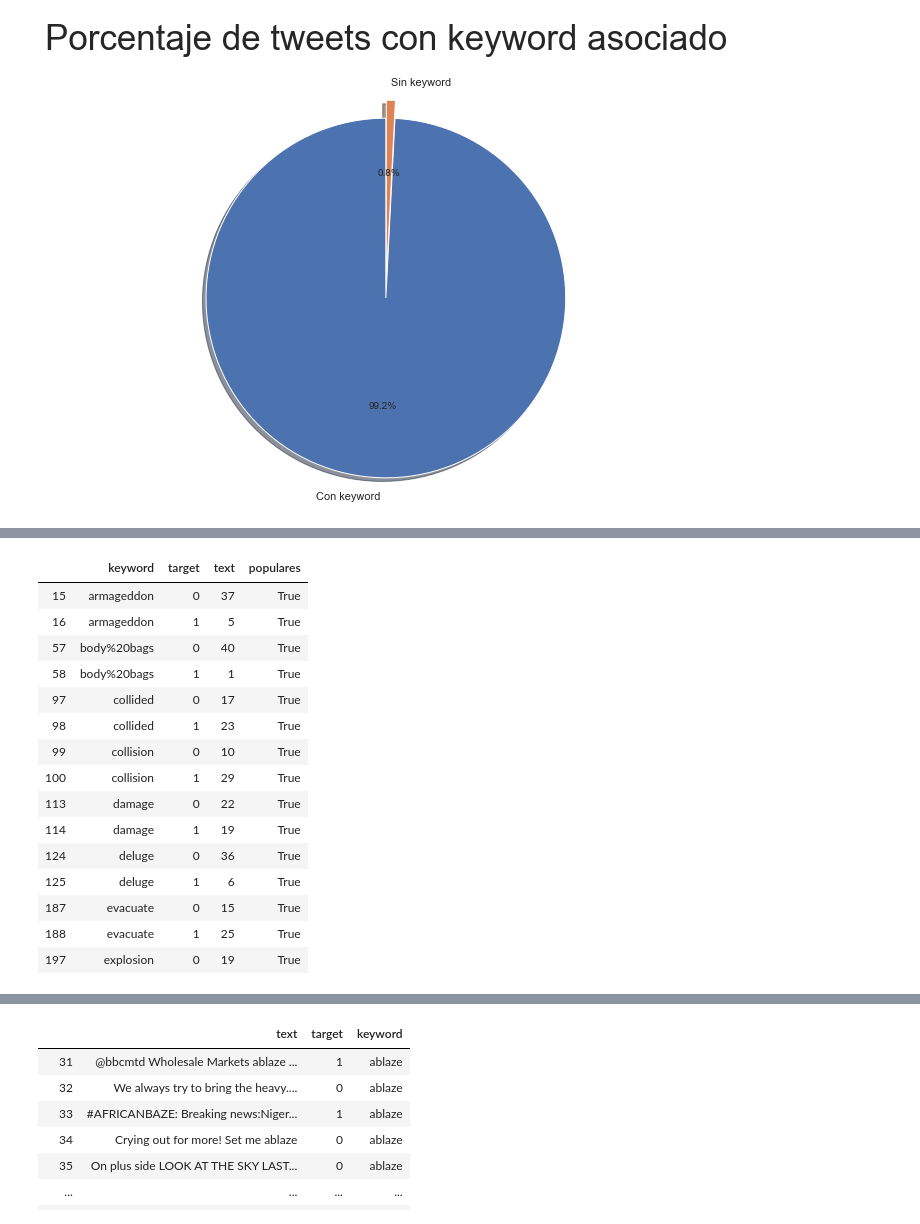
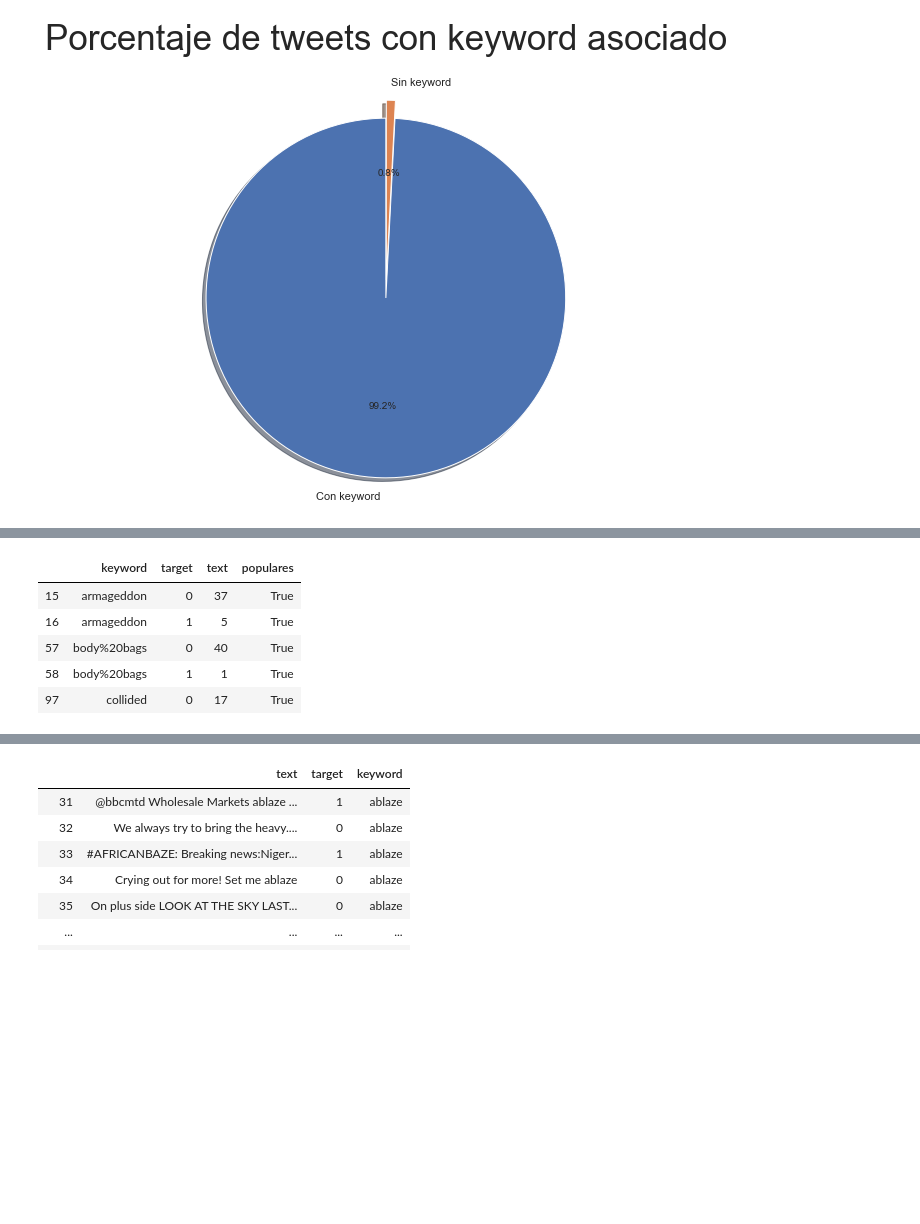
Before and after one commit to patopizzini/Organizacion_Datos_1C2020, a Jupyter notebook: TP1/TP1_Pato.ipynb, the cells around one changed output, grey strips where cells are left out. Drawn from its saved outputs; the diff is of its cells as text; code cells hidden in the pictures; blank space fills up the shorter version.

```diff
--- a/TP1/TP1_Pato.ipynb
+++ b/TP1/TP1_Pato.ipynb
@@ -119,25 +98,15 @@ Text(0, 0.5, 'palabra clave')
 # %%
 keywords_df = nlp.groupby(['keyword', 'target'])[['text']].count().reset_index()
 keywords_df['populares'] = keywords_df['keyword'].isin(cant_keyword.index)
 keywords_df = keywords_df[keywords_df['populares']==True]
-keywords_df.head(15)
+keywords_df.head()
 # %% [output]
 |  | keyword | target | text | populares |
 | 15 | armageddon | 0 | 37 | True |
 | 16 | armageddon | 1 | 5 | True |
 | 57 | body%20bags | 0 | 40 | True |
 | 58 | body%20bags | 1 | 1 | True |
 | 97 | collided | 0 | 17 | True |
-| 98 | collided | 1 | 23 | True |
-| 99 | collision | 0 | 10 | True |
-| 100 | collision | 1 | 29 | True |
-| 113 | damage | 0 | 22 | True |
-| 114 | damage | 1 | 19 | True |
-| 124 | deluge | 0 | 36 | True |
-| 125 | deluge | 1 | 6 | True |
-| 187 | evacuate | 0 | 15 | True |
-| 188 | evacuate | 1 | 25 | True |
-| 197 | explosion | 0 | 19 | True |
 # %%
 # Tamaño para hojas A4.
 plt.figure(figsize=(11.7, 8.27))
```
Also changed, not shown: parts of 19 cells of this notebook.
